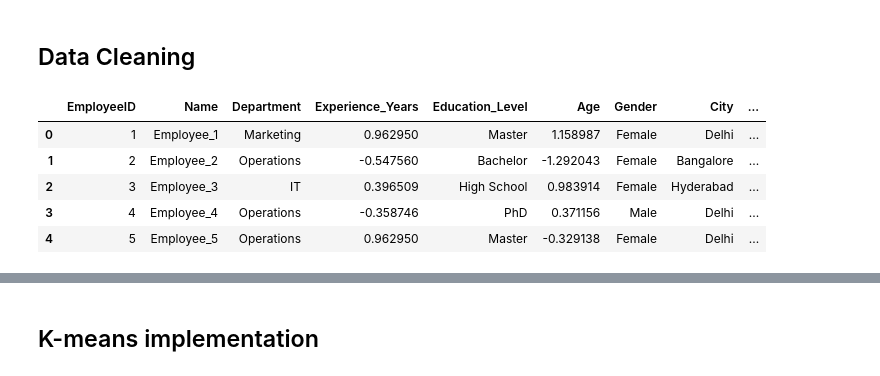
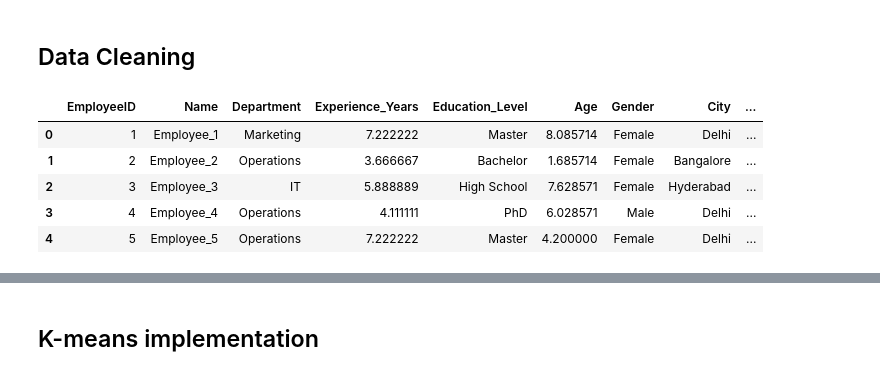
Before and after one commit to CaballeroRAR/ds_projects, a Jupyter notebook: 1_employee_salary_analysis-kaggle_salary/notebook/salary_analysis.ipynb, the cells around one changed output, grey strips where cells are left out. Saved outputs shown, nothing was run; the diff lists cells and outputs as text; code cells hidden in the pictures.

```diff
--- a/1_employee_salary_analysis-kaggle_salary/notebook/salary_analysis.ipynb
+++ b/1_employee_salary_analysis-kaggle_salary/notebook/salary_analysis.ipynb
@@ -783,17 +791,19 @@ categoric_cols = ['Department', 'City', 'Education_Level', 'Gender']
 
 # Copy dataframe
 data_for_cluster = data.copy()
-# %%
-# Scale numeric columns
-data_for_cluster[numeric_cols] = scaler.fit_transform(data_for_cluster[numeric_cols])
-data_for_cluster.head()
-# %% [output]
-|  | EmployeeID | Name | Department | Experience_Years | Education_Level | Age | Gender | City | ... |
-| 0 | 1 | Employee_1 | Marketing | 0.962950 | Master | 1.158987 | Female | Delhi | ... |
-| 1 | 2 | Employee_2 | Operations | -0.547560 | Bachelor | -1.292043 | Female | Bangalore | ... |
-| 2 | 3 | Employee_3 | IT | 0.396509 | High School | 0.983914 | Female | Hyderabad | ... |
-| 3 | 4 | Employee_4 | Operations | -0.358746 | PhD | 0.371156 | Male | Delhi | ... |
-| 4 | 5 | Employee_5 | Operations | 0.962950 | Master | -0.329138 | Female | Delhi | ... |
+# %%
+# MAX-MIN scalation
+scaler = MinMaxScaler(feature_range=(1, 9))
+data_for_cluster[numeric_cols] = scaler.fit_transform(data_for_cluster[numeric_cols])
+
+data_for_cluster.head()
+# %% [output]
+|  | EmployeeID | Name | Department | Experience_Years | Education_Level | Age | Gender | City | ... |
+| 0 | 1 | Employee_1 | Marketing | 7.222222 | Master | 8.085714 | Female | Delhi | ... |
+| 1 | 2 | Employee_2 | Operations | 3.666667 | Bachelor | 1.685714 | Female | Bangalore | ... |
+| 2 | 3 | Employee_3 | IT | 5.888889 | High School | 7.628571 | Female | Hyderabad | ... |
+| 3 | 4 | Employee_4 | Operations | 4.111111 | PhD | 6.028571 | Male | Delhi | ... |
+| 4 | 5 | Employee_5 | Operations | 7.222222 | Master | 4.200000 | Female | Delhi | ... |
 # %%
 # Scale categorical
 data_encoded = pd.get_dummies(data_for_cluster, columns=categoric_cols, dtype=int)
```
Also changed, not shown: parts of 14 cells of this notebook.
